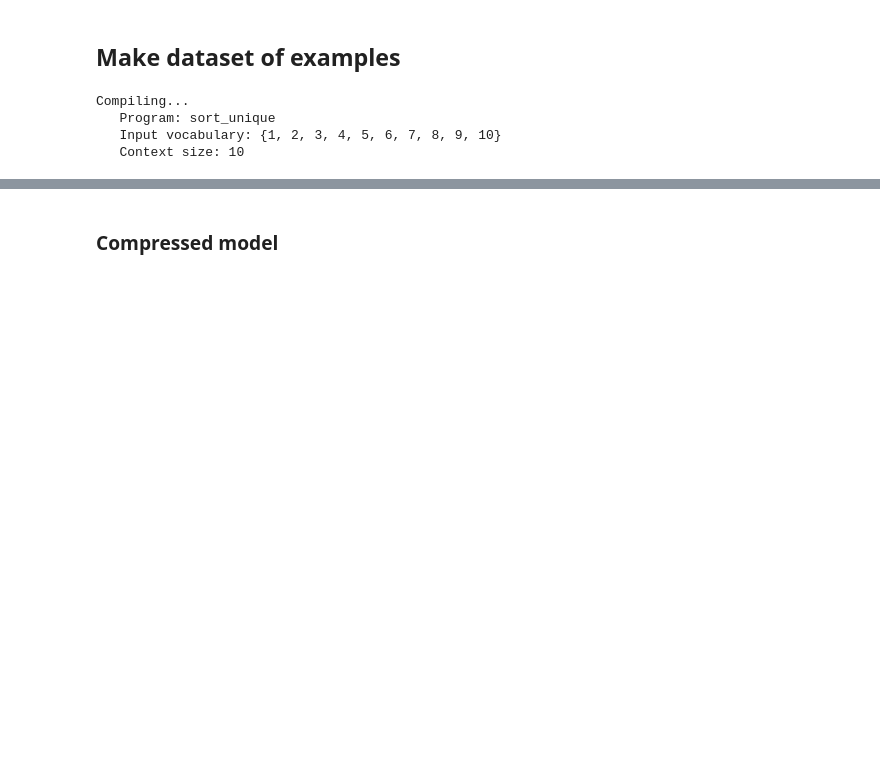
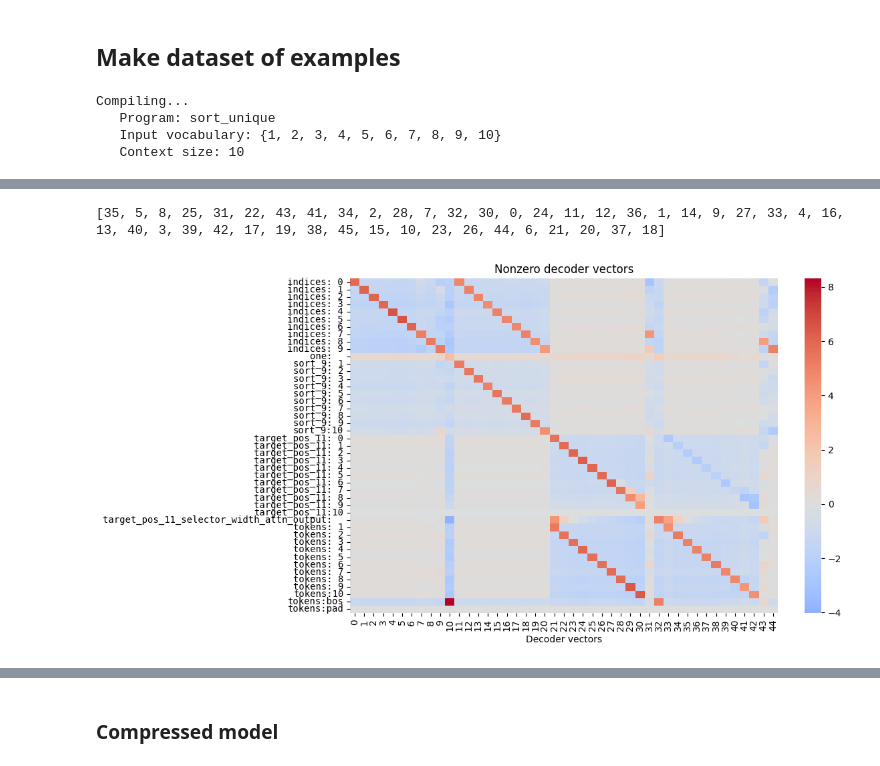
Before and after one commit to 0amp/feature_recovery, a Jupyter notebook: tracr/examples/ae_on_tracr.ipynb, the cells around one changed output, grey strips where cells are left out. Cells and saved outputs as stored; diff of their text form; code cells hidden in the pictures; blank space fills up the shorter version.

```diff
--- a/tracr/examples/ae_on_tracr.ipynb
+++ b/tracr/examples/ae_on_tracr.ipynb
@@ -460,0 +496,51 @@ residuals.shape
+# %%
+def greedy_similarity_matching(decoder_features):
+    # orders the decoder features by similarity to original features
+    # original features are basis aligned
+    # decoder_features: (residual_dim, nonzero_decoder_dim)
+
+    basis = torch.eye(decoder_features.shape[0])
+    cosine_similarities = (basis @ decoder_features) / (torch.linalg.norm(basis, dim=1)[:, None] * torch.linalg.norm(decoder_features, dim=0)[None, :])
+    cosine_similarities = cosine_similarities.T
+    # print(cosine_similarities.shape)
+
+    # plt.figure(figsize=(12,6))
+    # plt.title('Cosine similarities between basis and decoder features')
+    # sns.heatmap(cosine_similarities.T, cmap='coolwarm', center=0)
+    # plt.tight_layout()
+    # plt.show()
+
+    # greedy reshuffling
+    decoder_idxs = []
+    for i in range(cosine_similarities.shape[0]):
+        idx = torch.argmax(cosine_similarities[i])
+        decoder_idxs.append(idx.item())
+        cosine_similarities[:, idx] = 0
+
+    return decoder_idxs
+
+reshuffled_idxs = greedy_similarity_matching(nonzero_decoder_vectors)
+print(reshuffled_idxs)
+plt.figure(figsize=(12,6))
+
+plt.title('Nonzero decoder vectors')
+reshuffled = nonzero_decoder_vectors[reshuffled_idxs]
+sns.heatmap(reshuffled.T, cmap='coolwarm', center=0)
+
+# set y axis label
+
+plt.yticks(
+    np.arange(len(assembled_model.residual_labels))+0.5,
+    [tidy_label(l, value_width=value_width)
+        for l in assembled_model.residual_labels],
+    family='monospace',
+    fontsize=10, rotation=0)
+
+# set x axis label
+plt.xlabel('Decoder vectors')
+
+plt.tight_layout()
+plt.show()
+# %% [output]
+[35, 5, 8, 25, 31, 22, 43, 41, 34, 2, 28, 7, 32, 30, 0, 24, 11, 12, 36, 1, 14, 9, 27, 33, 4, 16, 13, 40, 3, 39, 42, 17, 19, 38, 45, 15, 10, 23, 26, 44, 6, 21, 20, 37, 18]
+[figure, added]
```
Also changed, not shown: parts of 21 cells of this notebook, 2 other files.
